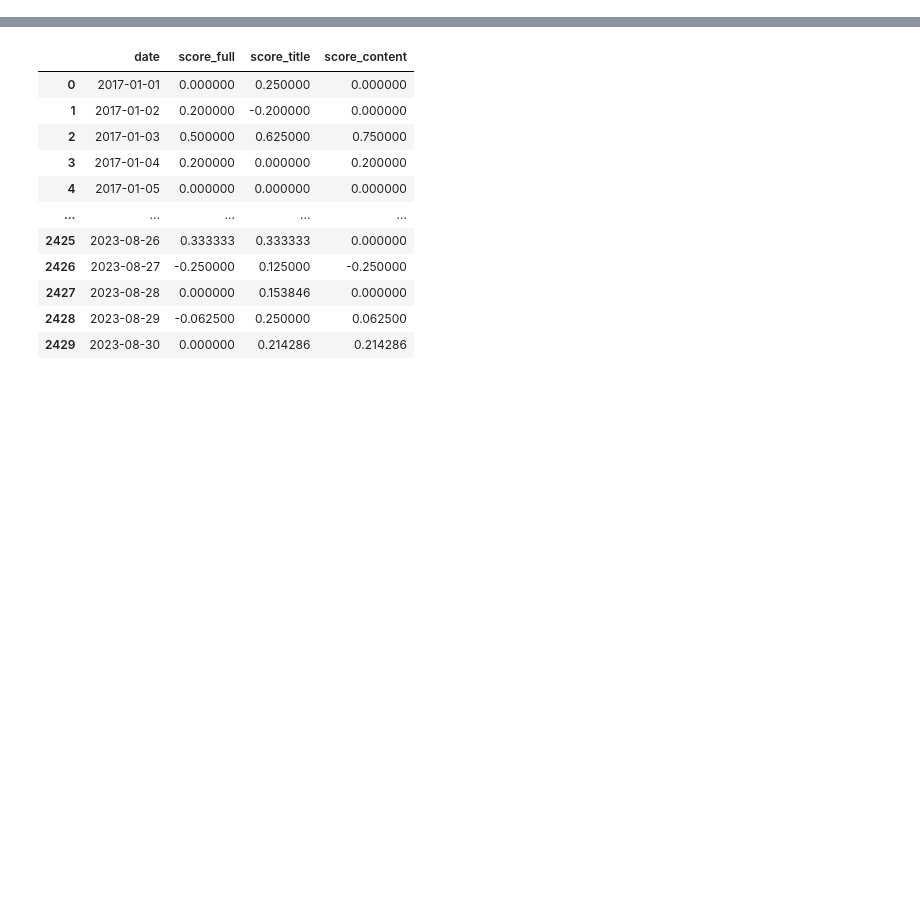
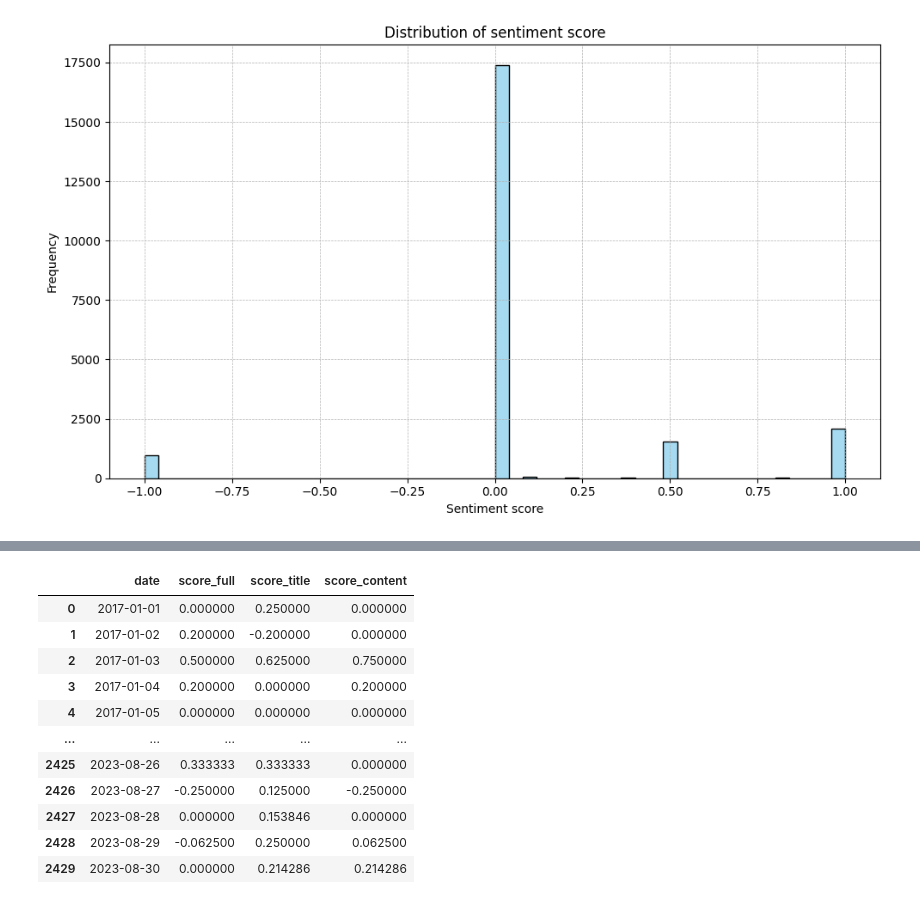
Before and after one commit to boyu571/LLM_based_investment_research, a Jupyter notebook: date_1018_2.ipynb, the cells around one changed output, grey strips where cells are left out. Saved outputs shown, nothing was run; the diff lists cells and outputs as text; code cells hidden in the pictures; blank space fills up the shorter version.

```diff
--- a/date_1018_2.ipynb
+++ b/date_1018_2.ipynb
@@ -12,4 +13,8 @@ import statsmodels.api as sm
 # %%
-df1 = pd.read_csv(r'C:\Users\user\boyu571_github\01_Kakaobank_SKKU_Research_23\score_full.csv')
-df2 = pd.read_csv(r'C:\Users\user\boyu571_github\01_Kakaobank_SKKU_Research_23\score_title.csv')
-df3 = pd.read_csv(r'C:\Users\user\boyu571_github\01_Kakaobank_SKKU_Research_23\score_content.csv')
+# df1 = pd.read_csv(r'C:\Users\user\boyu571_github\01_Kakaobank_SKKU_Research_23\score_full.csv')
+# df2 = pd.read_csv(r'C:\Users\user\boyu571_github\01_Kakaobank_SKKU_Research_23\score_title.csv')
+# df3 = pd.read_csv(r'C:\Users\user\boyu571_github\01_Kakaobank_SKKU_Research_23\score_content.csv')
+
+df1 = pd.read_csv(r'C:\Users\boyu571\boyu571_Github\01_Kakaobank_SKKU_Research_23\data\sentiment_score\score_full.csv')
+df2 = pd.read_csv(r'C:\Users\boyu571\boyu571_Github\01_Kakaobank_SKKU_Research_23\data\sentiment_score\score_title.csv')
+df3 = pd.read_csv(r'C:\Users\boyu571\boyu571_Github\01_Kakaobank_SKKU_Research_23\data\sentiment_score\score_content.csv')
@@ -46,3 +22,4 @@ KeyError: 0
 # 마지막 열의 값이 9999인 행에서 해당 값을 NaN으로 설정
 df1.loc[df1['score2'] == 9999, 'score2'] = np.nan
 df3.loc[df3['score_content2'] == 9999, 'score_content2'] = np.nan
+df3[df3['score_content2'] > 1] = np.nan
@@ -48,0 +33,13 @@ df3.loc[df3['score_content2'] == 9999, 'score_content2'] = np.nan
+# %%
+# Plotting the distribution of 'score2'
+plt.figure(figsize=(10, 6))
+sns.histplot(df3['score_content2'], bins=50, color='skyblue')
+plt.title('Distribution of sentiment score')
+plt.xlabel('Sentiment score')
+plt.ylabel('Frequency')
+plt.grid(True, which='both', linestyle='--', linewidth=0.5)
+plt.tight_layout()
+
+plt.show()
+# %% [output]
+[figure, added]
```
Also changed, not shown: parts of 9 cells of this notebook, 1 other file.
